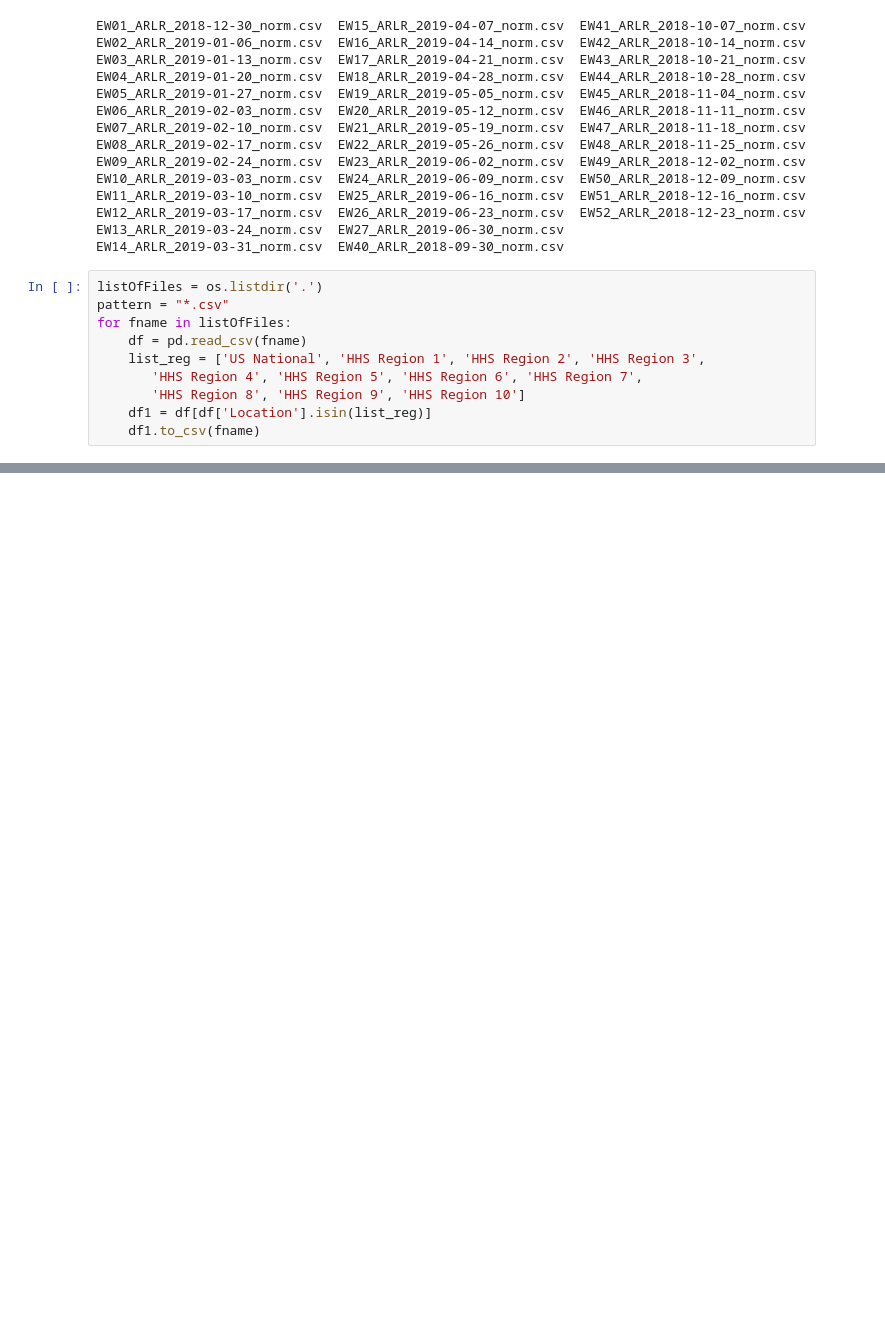
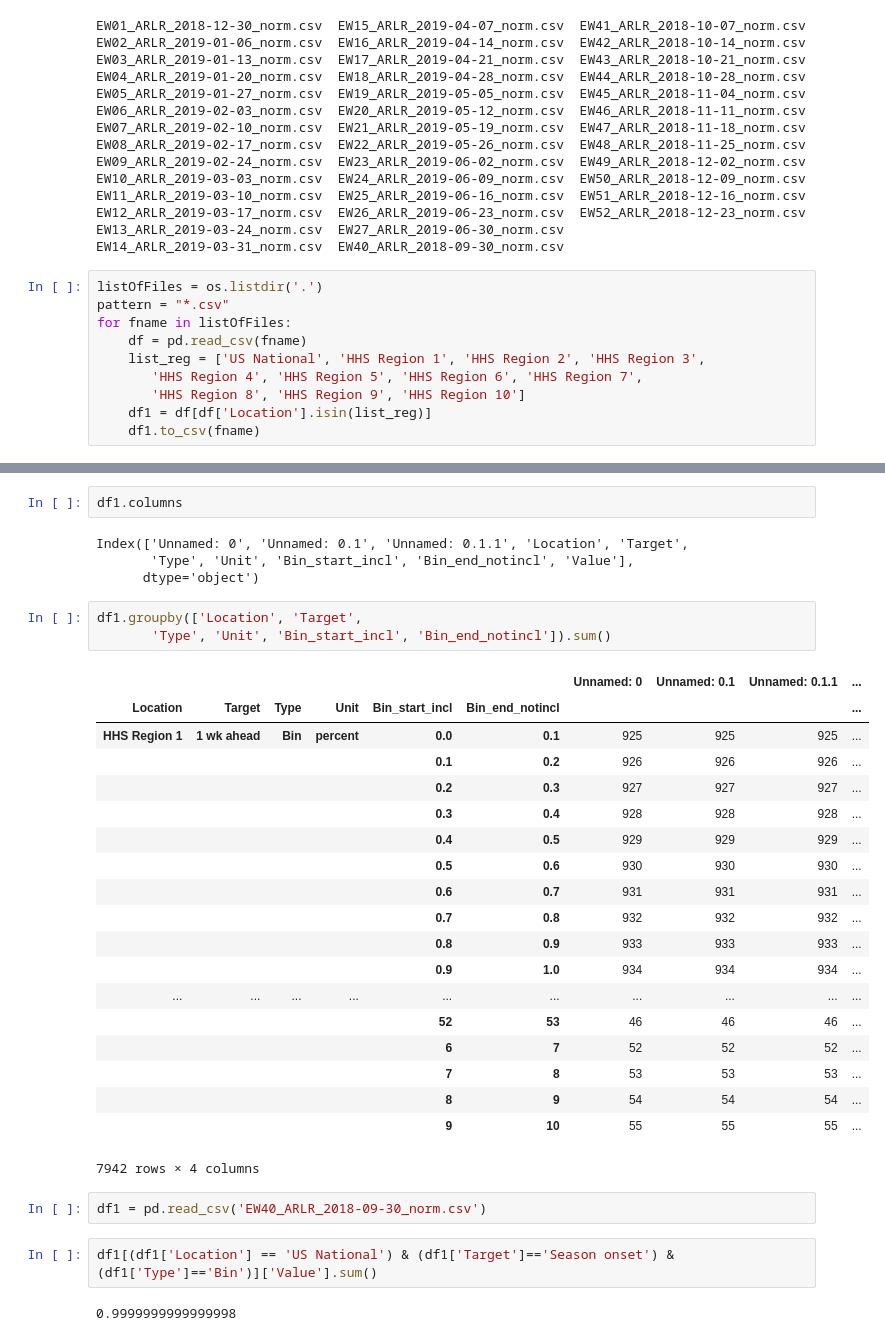
Before and after one commit to aniruddhadiga/ARLR_forecasting, a Jupyter notebook: output/CDC_scoring_cleanup.ipynb, the cells around one changed output, grey strips where cells are left out. Cells and saved outputs as stored; diff of their text form; blank space fills up the shorter version.

```diff
--- a/output/CDC_scoring_cleanup.ipynb
+++ b/output/CDC_scoring_cleanup.ipynb
@@ -161,0 +186,35 @@ for fname in listOfFiles:
+# %%
+df1.columns
+# %% [output]
+Index(['Unnamed: 0', 'Unnamed: 0.1', 'Unnamed: 0.1.1', 'Location', 'Target',
+       'Type', 'Unit', 'Bin_start_incl', 'Bin_end_notincl', 'Value'],
+      dtype='object')
+# %%
+df1.groupby(['Location', 'Target',
+       'Type', 'Unit', 'Bin_start_incl', 'Bin_end_notincl']).sum()
+# %% [output]
+|  |  |  |  |  |  | Unnamed: 0 | Unnamed: 0.1 | Unnamed: 0.1.1 | ... |
+| Location | Target | Type | Unit | Bin_start_incl | Bin_end_notincl |  |  |  | ... |
+| HHS Region 1 | 1 wk ahead | Bin | percent | 0.0 | 0.1 | 925 | 925 | 925 | ... |
+|  |  |  |  | 0.1 | 0.2 | 926 | 926 | 926 | ... |
+|  |  |  |  | 0.2 | 0.3 | 927 | 927 | 927 | ... |
+|  |  |  |  | 0.3 | 0.4 | 928 | 928 | 928 | ... |
+|  |  |  |  | 0.4 | 0.5 | 929 | 929 | 929 | ... |
+|  |  |  |  | 0.5 | 0.6 | 930 | 930 | 930 | ... |
+|  |  |  |  | 0.6 | 0.7 | 931 | 931 | 931 | ... |
+|  |  |  |  | 0.7 | 0.8 | 932 | 932 | 932 | ... |
+|  |  |  |  | 0.8 | 0.9 | 933 | 933 | 933 | ... |
+|  |  |  |  | 0.9 | 1.0 | 934 | 934 | 934 | ... |
+| ... | ... | ... | ... | ... | ... | ... | ... | ... | ... |
+|  |  |  |  | 52 | 53 | 46 | 46 | 46 | ... |
+|  |  |  |  | 6 | 7 | 52 | 52 | 52 | ... |
+|  |  |  |  | 7 | 8 | 53 | 53 | 53 | ... |
+|  |  |  |  | 8 | 9 | 54 | 54 | 54 | ... |
+|  |  |  |  | 9 | 10 | 55 | 55 | 55 | ... |
+7942 rows × 4 columns
+# %%
+df1 = pd.read_csv('EW40_ARLR_2018-09-30_norm.csv')
+# %%
+df1[(df1['Location'] == 'US National') & (df1['Target']=='Season onset') & (df1['Type']=='Bin')]['Value'].sum()
+# %% [output]
+0.9999999999999998
```
Also changed, not shown: parts of 9 cells of this notebook, 41 other files.
